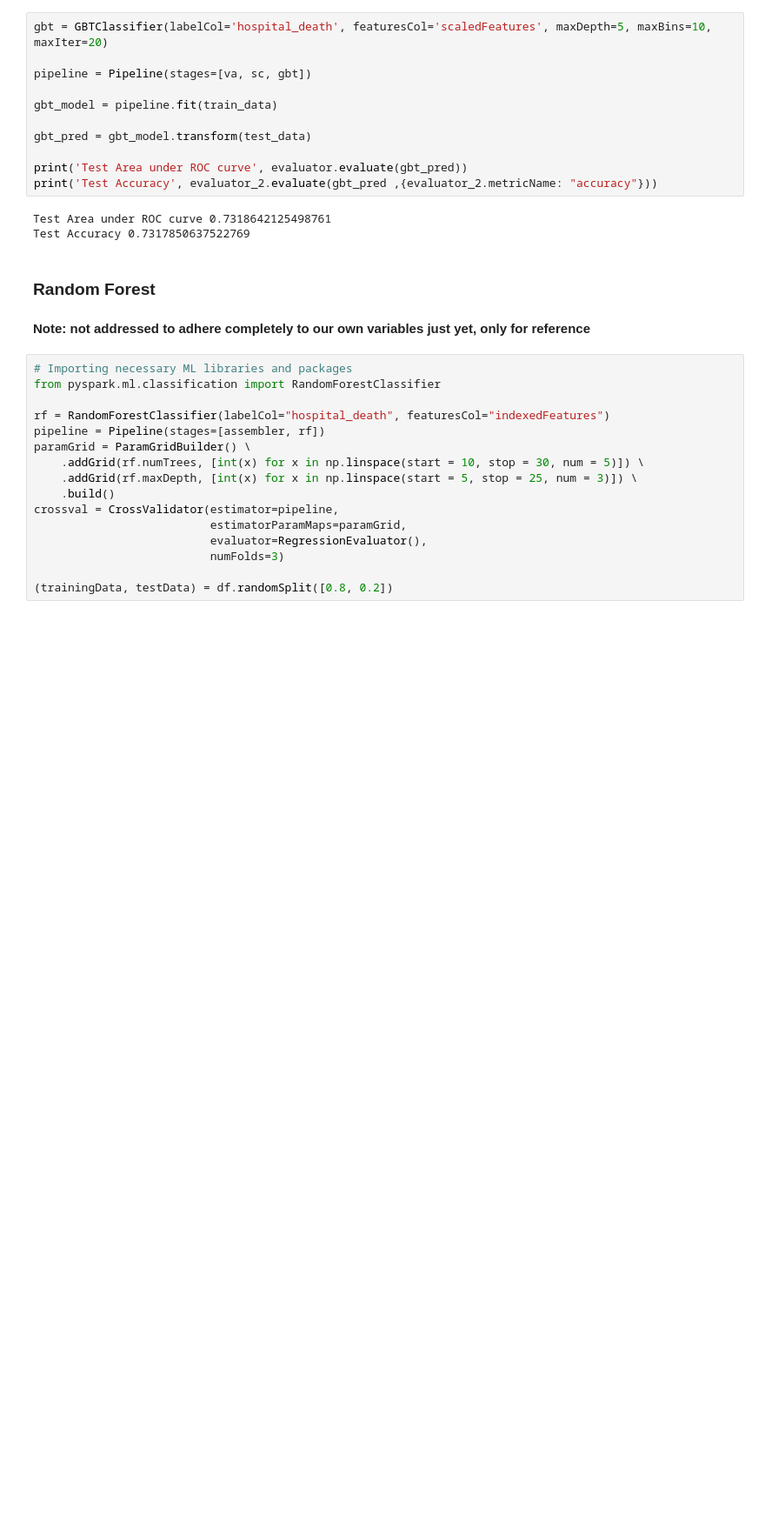
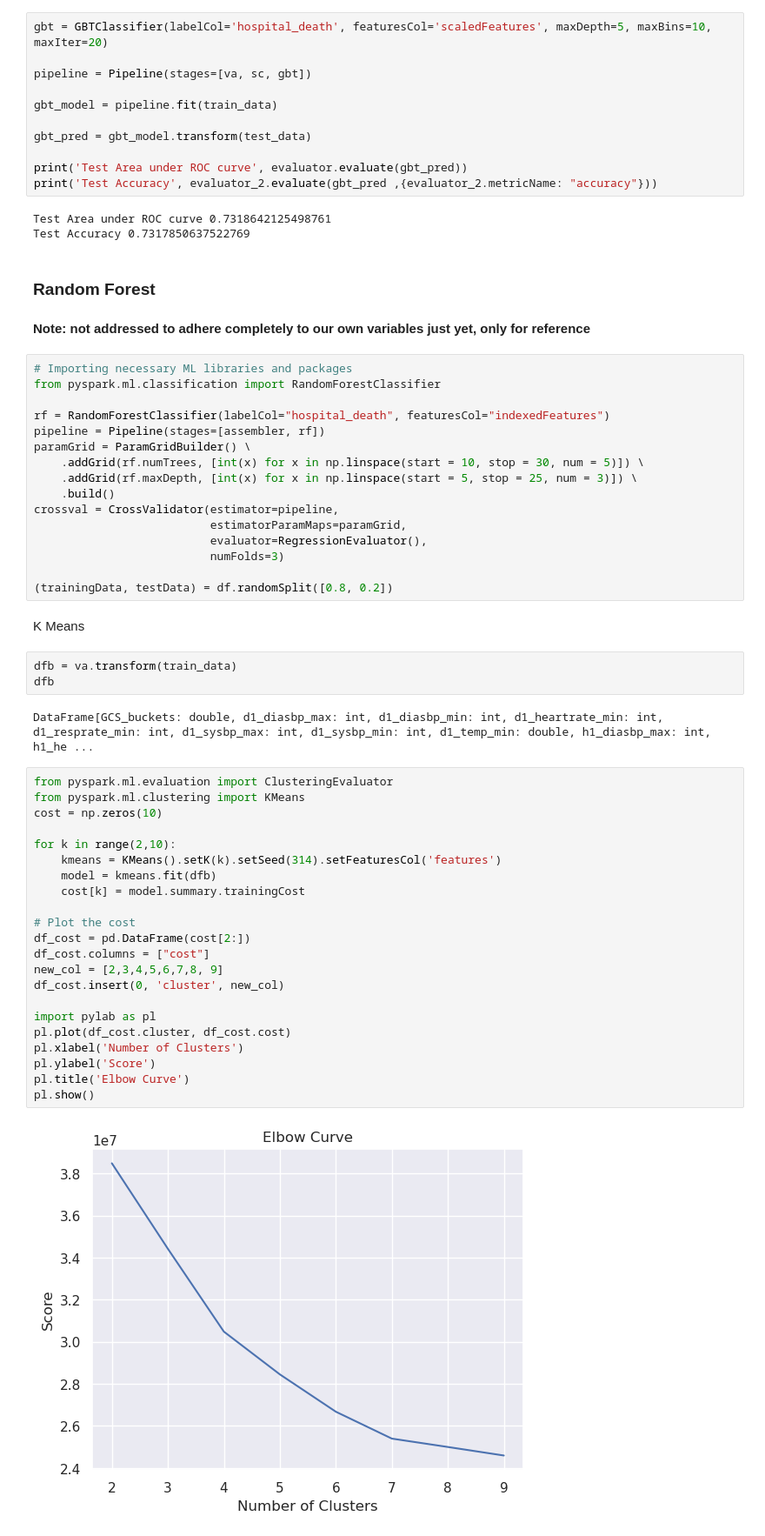
Before and after one commit to btchae/DS5110_Project, a Jupyter notebook: DS5110_Final_Project.ipynb, the cells around one changed output. Shown at 87% size. Saved outputs shown, nothing was run; the diff lists cells and outputs as text; blank space fills up the shorter version.

Commit message:
added kmeans

```diff
--- a/DS5110_Final_Project.ipynb
+++ b/DS5110_Final_Project.ipynb
@@ -1176,3 +1178,34 @@ crossval = CrossValidator(estimator=pipeline,
                           numFolds=3)
 
 (trainingData, testData) = df.randomSplit([0.8, 0.2])
+# %% [markdown]
+K Means
+# %%
+dfb = va.transform(train_data)
+dfb
+# %% [output]
+DataFrame[GCS_buckets: double, d1_diasbp_max: int, d1_diasbp_min: int, d1_heartrate_min: int, d1_resprate_min: int, d1_sysbp_max: int, d1_sysbp_min: int, d1_temp_min: double, h1_diasbp_max: int, h1_he ...
+# %%
+from pyspark.ml.evaluation import ClusteringEvaluator
+from pyspark.ml.clustering import KMeans
+cost = np.zeros(10)
+
+for k in range(2,10):
+    kmeans = KMeans().setK(k).setSeed(314).setFeaturesCol('features')
+    model = kmeans.fit(dfb)
+    cost[k] = model.summary.trainingCost
+
+# Plot the cost
+df_cost = pd.DataFrame(cost[2:])
+df_cost.columns = ["cost"]
+new_col = [2,3,4,5,6,7,8, 9]
+df_cost.insert(0, 'cluster', new_col)
+
+import pylab as pl
+pl.plot(df_cost.cluster, df_cost.cost)
+pl.xlabel('Number of Clusters')
+pl.ylabel('Score')
+pl.title('Elbow Curve')
+pl.show()
+# %% [output]
+[figure, added]
```
Also changed, not shown: parts of 18 cells of this notebook.
